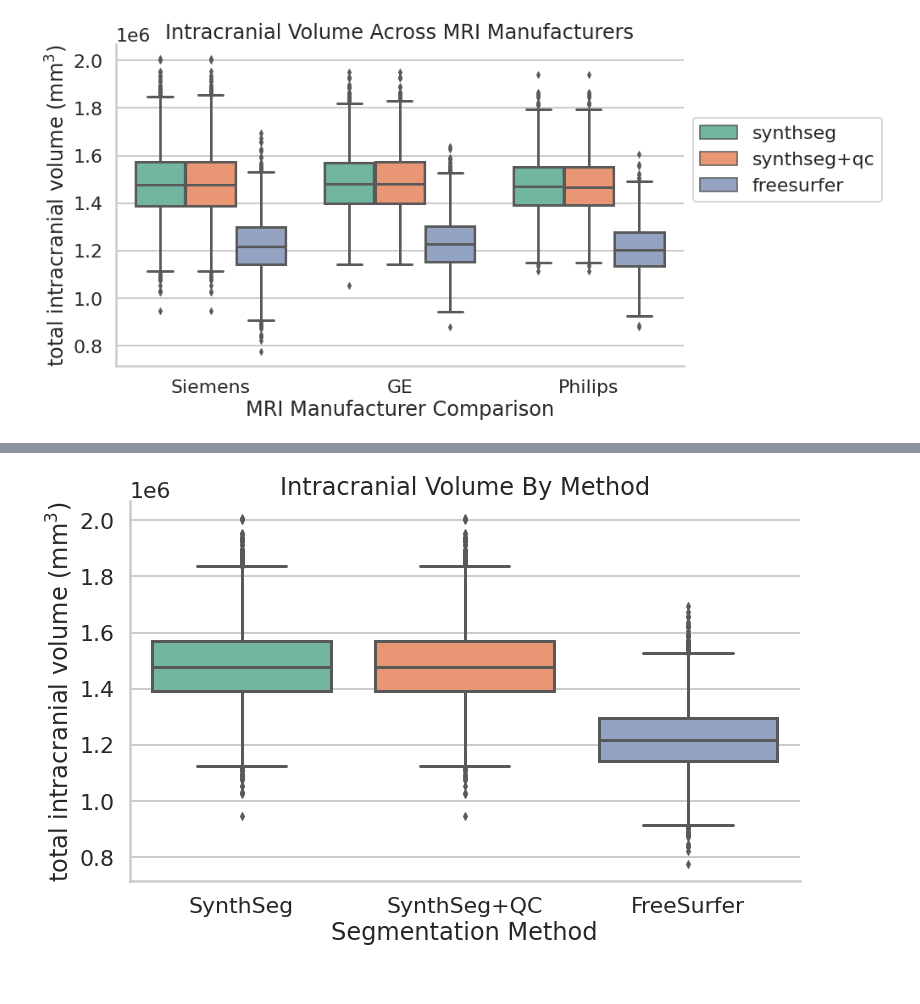
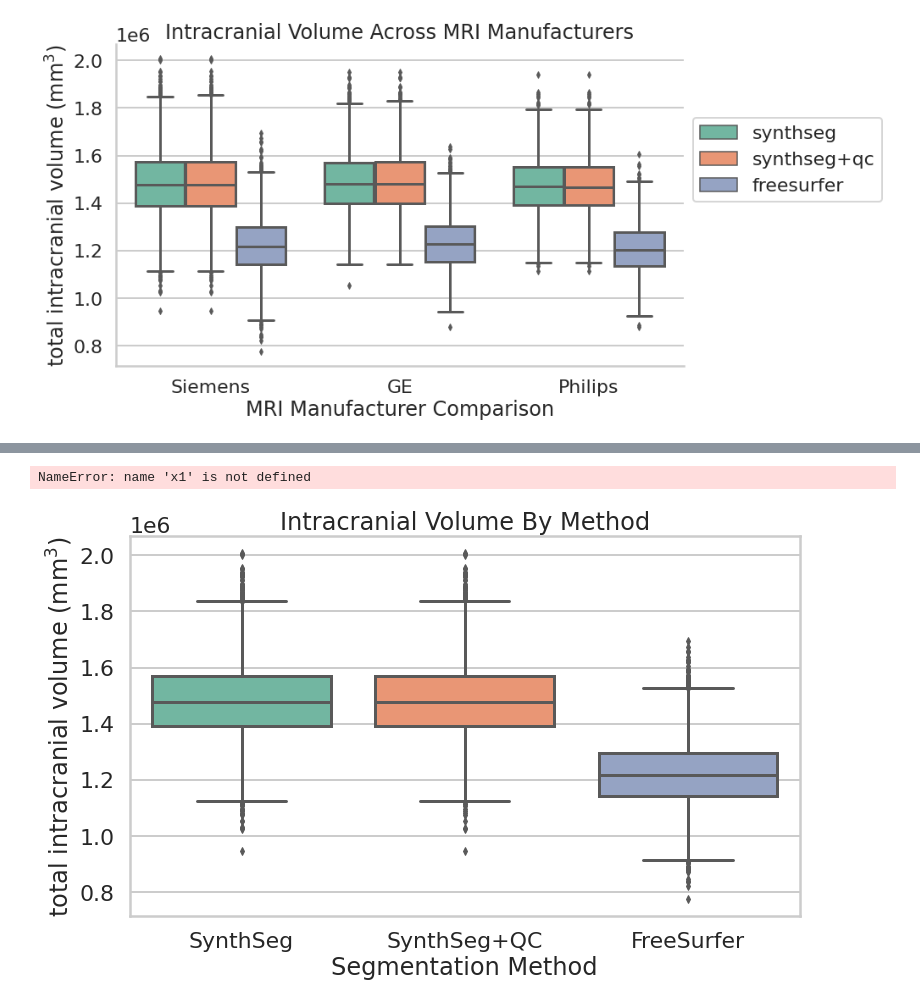
Before and after one commit to margotwagner/SynthSeg, a Jupyter notebook: abcd-code/analysis/mw-SynthSeg-v-FreeSurfer.ipynb, the cells around one changed output, grey strips where cells are left out. Drawn from its saved outputs; the diff is of its cells as text; code cells hidden in the pictures.

```diff
--- a/abcd-code/analysis/mw-SynthSeg-v-FreeSurfer.ipynb
+++ b/abcd-code/analysis/mw-SynthSeg-v-FreeSurfer.ipynb
@@ -439,22 +492,29 @@ The PostScript backend does not support transparency; partially transparent arti
 # %%
 plt.figure(figsize=(12,7))
 
 
 sns.set_style("whitegrid")
 sns.set_context("poster") # paper, talk, notebook
 sns.set_palette("Set2")
 
 fig = sns.boxplot(data=df, x="source", y="total intracranial")
 
 fig.set(title="Intracranial Volume By Method")
 fig.set(xlabel='Segmentation Method', ylabel='total intracranial volume (mm$^3$)')
 fig.set_xticklabels(["SynthSeg", "SynthSeg+QC", "FreeSurfer"])
 
+plt.plot(
+    ["synthseg", x1, x2, x2],
+    [bar_tips, bar_height, bar_height, bar_tips], lw=1, c='k'
+)
+
+
 sns.despine()
 
 plt.savefig(
     f"{fig_dir}dataset_diff" + ".eps",
     format="eps",
 )
 # %% [output]
+NameError: name 'x1' is not defined
-[figure, old version]
+[figure, new version]
```
Also changed, not shown: parts of 7 cells of this notebook, 13 other files.
